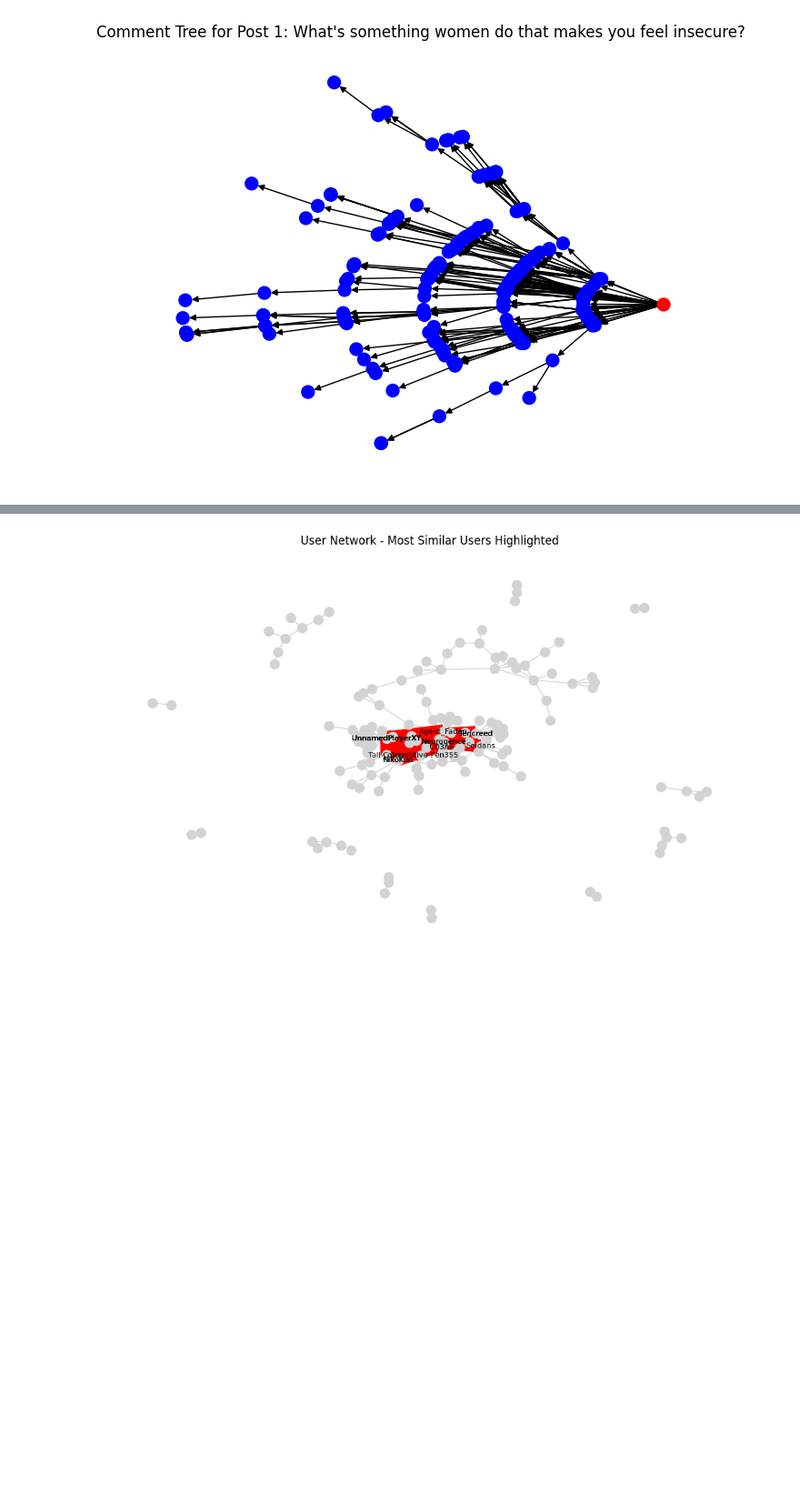
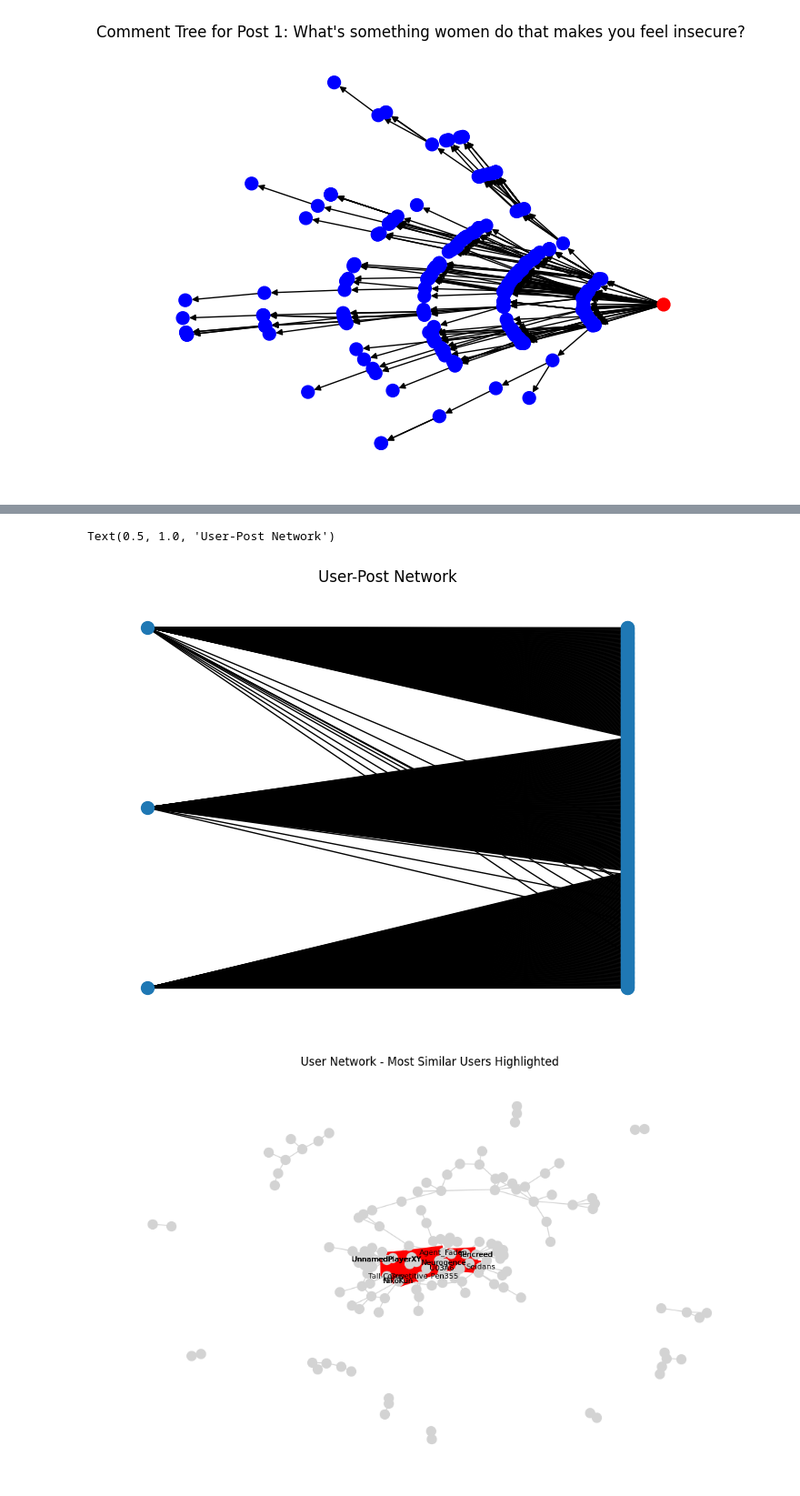
Before and after one commit to berniehogan/oii-fsds-textanalysis, a Jupyter notebook: week4day2_lab.ipynb, the cells around one changed output, grey strips where cells are left out. Shown at 91% size. Drawn from its saved outputs; the diff is of its cells as text; code cells hidden in the pictures; blank space fills up the shorter version.

```diff
--- a/week4day2_lab.ipynb
+++ b/week4day2_lab.ipynb
@@ -155 +143,14 @@ plt.title("User-Post Network")
+# %%
+# 3)Bipartite network
+plt.figure()
+
+bipartite_network = create_user_post_network(comments_df)
+pos_bipartite = nx.bipartite_layout(bipartite_network,
+                                   nodes=[n for n, d in bipartite_network.nodes(data=True)
+                                        if d['bipartite']==0])
+nx.draw(bipartite_network, pos_bipartite, node_size=100)
+plt.title("User-Post Network")
+# %% [output]
+Text(0.5, 1.0, 'User-Post Network')
+[figure, added]
 # %%
```
Also changed, not shown: parts of 3 cells of this notebook.
